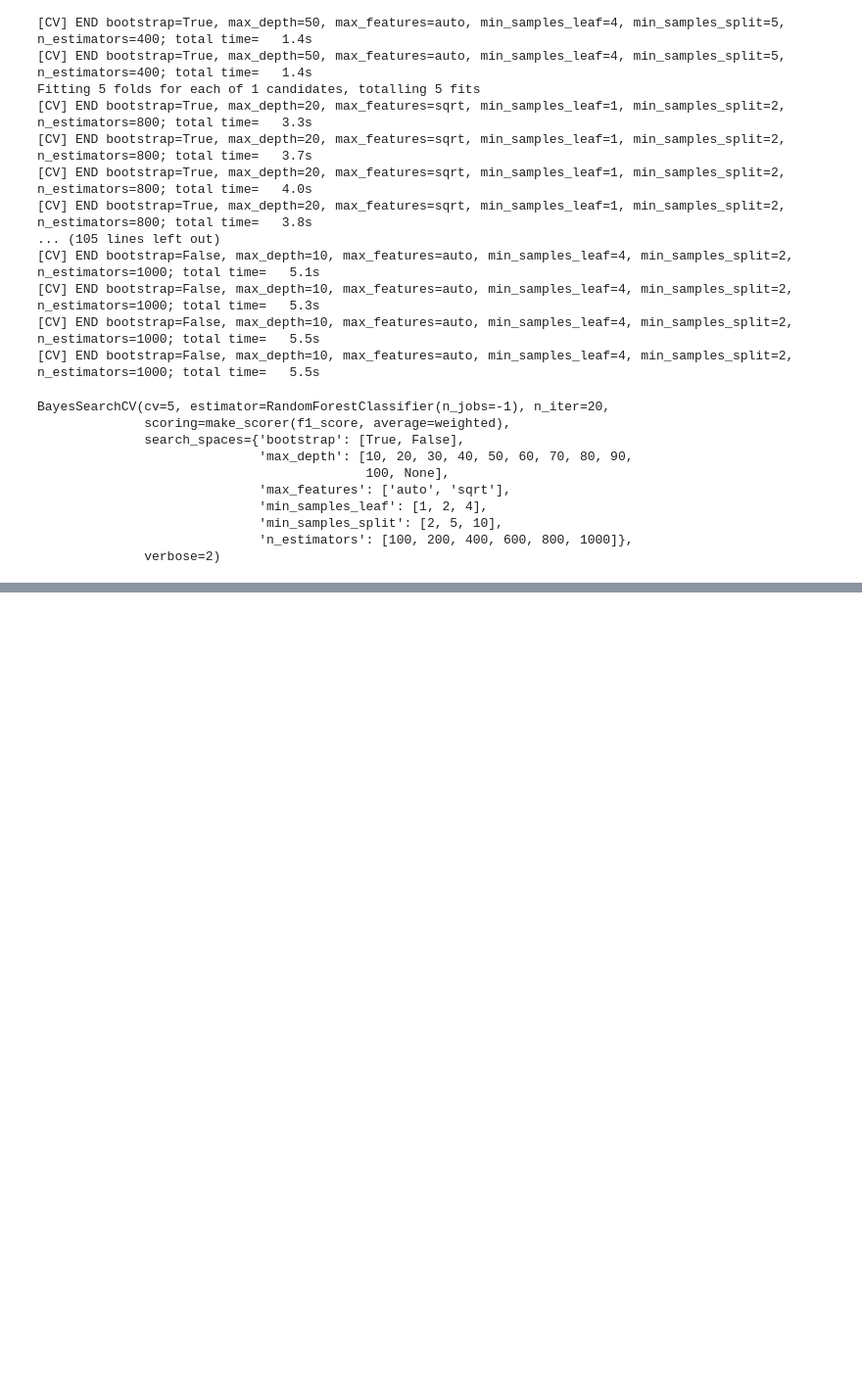
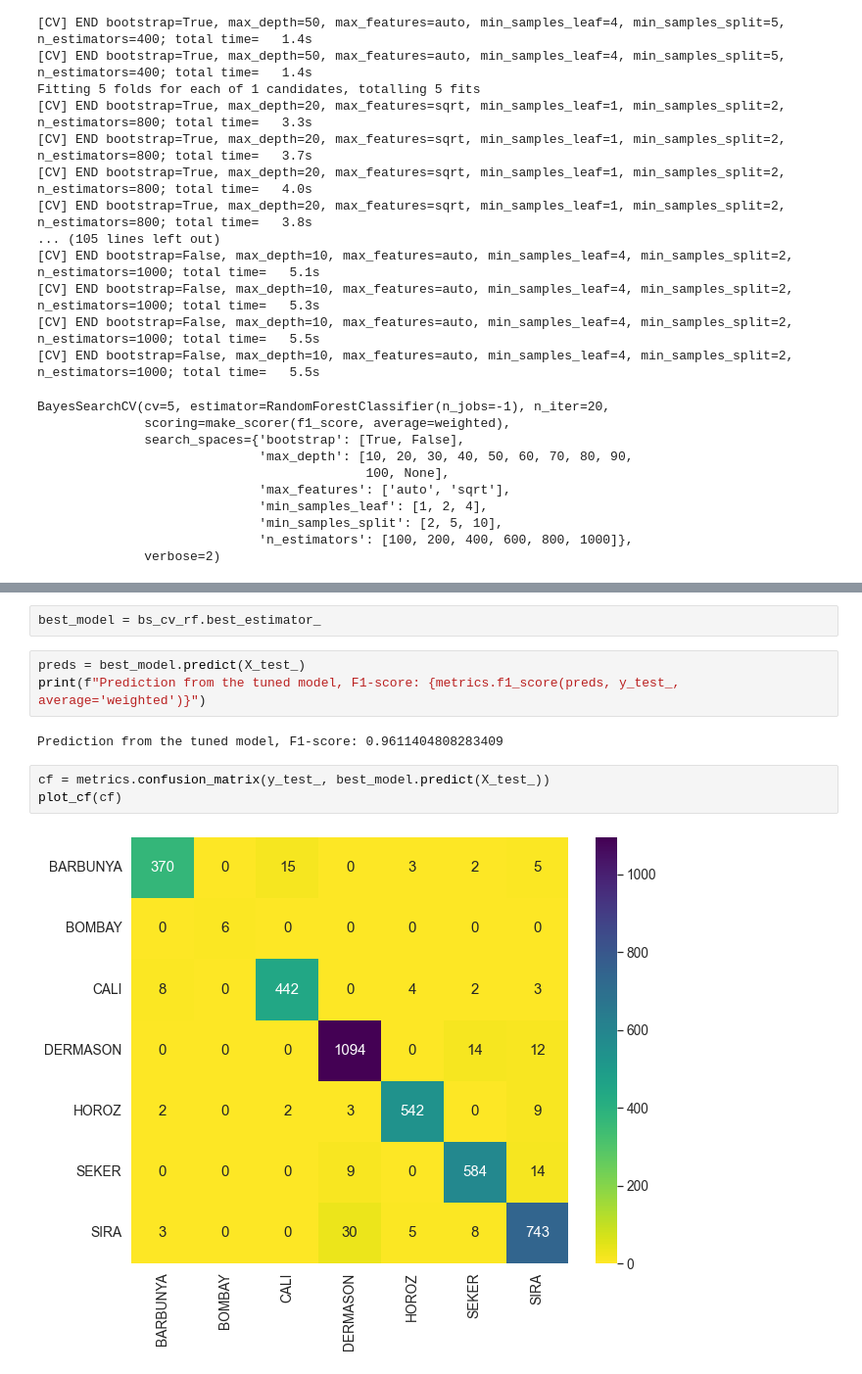
Before and after one commit to Abhiswain97/DryBeanClassification, a Jupyter notebook: Phase-3-Feature-Selection-and-Modelling .ipynb, the cells around one changed output, grey strips where cells are left out. Shown at 98% size. Drawn from its saved outputs; the diff is of its cells as text; blank space fills up the shorter version.

```diff
--- a/Phase-3-Feature-Selection-and-Modelling .ipynb
+++ b/Phase-3-Feature-Selection-and-Modelling .ipynb
@@ -538,0 +526,12 @@ bs_cv_rf_df.to_csv('./ML_results/RandomForest_BayesSearchCV_results.csv', index=
+# %%
+best_model = bs_cv_rf.best_estimator_
+# %%
+preds = best_model.predict(X_test_)
+print(f"Prediction from the tuned model, F1-score: {metrics.f1_score(preds, y_test_, average='weighted')}")
+# %% [output]
+Prediction from the tuned model, F1-score: 0.9611404808283409
+# %%
+cf = metrics.confusion_matrix(y_test_, best_model.predict(X_test_))
+plot_cf(cf)
+# %% [output]
+[figure, added]
```
Also changed, not shown: parts of 25 cells of this notebook.
